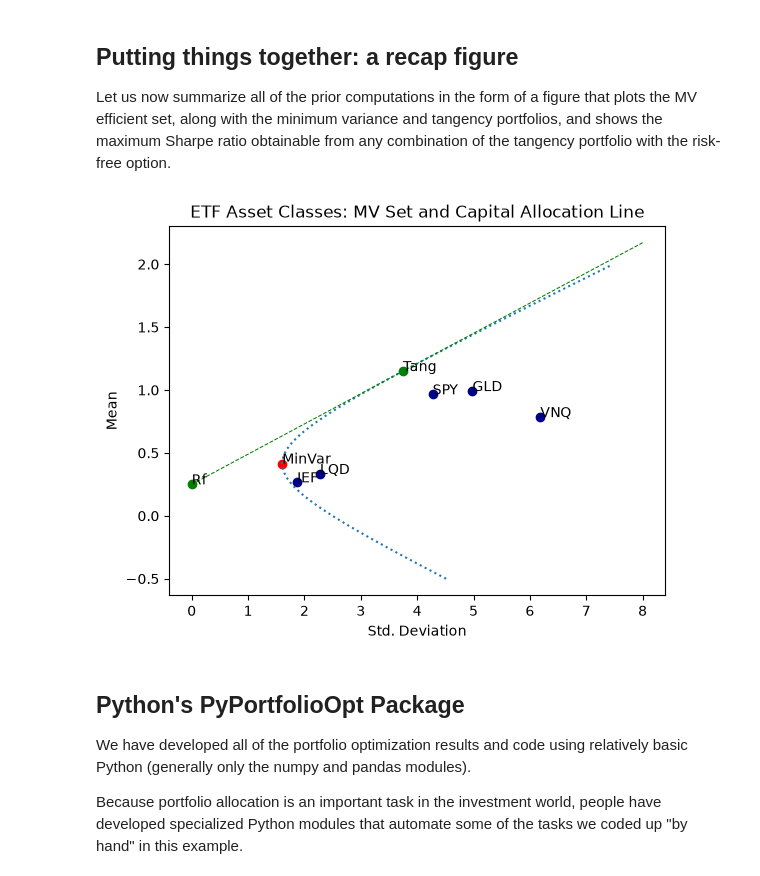
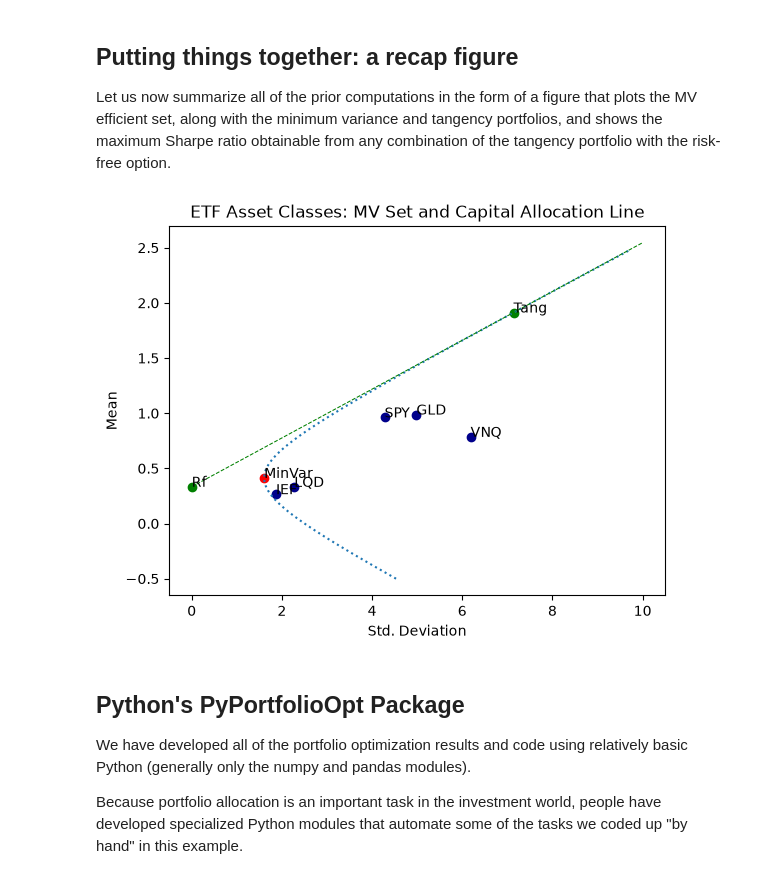
Before and after one commit to bradleypaye/fin4414, a Jupyter notebook: notebooks/MVPortfolio.ipynb, the cells around one changed output. Drawn from its saved outputs; the diff is of its cells as text; code cells hidden in the pictures.

```diff
--- a/notebooks/MVPortfolio.ipynb
+++ b/notebooks/MVPortfolio.ipynb
@@ -496,8 +496,8 @@ $\sigma(R^{\ast}) = \sqrt{\frac{D}{(B-AR_{f})^{2}}}$, where $D = \mu_{e}^{\prime
 
 The Python code that follows determines the tangency portfolio weights for our example with five ETFs.
 # %%
-#Set risk-free rate. The interpretation here is 0.25% per month, which is 3% annually
-Rf = 0.25
+#Set risk-free rate. The interpretation here is roughly 0.33% per month, which is 4% annually
+Rf = 4/12
 
 #compute risk premium estimates for the assets
 mu_e = mean_ret - Rf
@@ -543,35 +545,40 @@ This isn't simply a case of two obviously "twin" assets financing each other, th
 
 Let us now summarize all of the prior computations in the form of a figure that plots the MV efficient set, along with the minimum variance and tangency portfolios, and shows the maximum Sharpe ratio obtainable from any combination of the tangency portfolio with the risk-free option.
 # %%
-#Start by re-plotting the MV set (same code as before)
-plt.plot(sdm, mrange, linestyle = 'dotted')
+#Re-plot the MV set, but first extend the mean range far enough to comfortably include
+#the tangency portfolio (its mean depends on Rf, which wasn't set yet when 'mrange' above was built)
+mrange_ext = np.arange(minm, max(maxm, tangmean*1.3), stepv)
+varm_ext = (A*mrange_ext**2 - 2*B*mrange_ext + C)/Delt
+sdm_ext = np.sqrt(varm_ext)
+
+plt.plot(sdm_ext, mrange_ext, linestyle = 'dotted')
 plt.xlabel("Std. Deviation")
 plt.ylabel("Mean")
 plt.title("ETF Asset Classes: MV Set and Capital Allocation Line")
 plt.scatter(plotdata['SD'],plotdata['Mean'],color="DarkBlue")
 #Add individual asset labels
 #This bit of code adds text labels to the points:
 for i, txt in enumerate(mean_ret.index):
     plt.annotate(txt, (plotdata.iloc[i,0], plotdata.iloc[i,1]))
 #Add Min var portfolio
 plt.scatter(minvarsd,minvarmean,color = "Red")
 plt.annotate("MinVar",(minvarsd,minvarmean))
 #Add Tangency portfolio, Rf, and 'capital allocation line' connecting them
 plt.scatter(tangsd,tangmean,color = "Green")
 plt.annotate("Tang",(tangsd,tangmean))
 #Add Risk-free
 plt.scatter(0,Rf,color="Green")
 plt.annotate("Rf",(0,Rf))
 #Now plot the 'capital-market line' connecting Rf and the tangency portfolio
 #First compute the SR of the Tangency portfolio
 tangsr = (tangmean-Rf)/tangsd
-xmax = max(plotdata['SD'].max(), tangsd) * 1.3
+xmax = max(plotdata['SD'].max(), tangsd, sdm_ext.max()) * 1.1
 yvals = Rf + tangsr*np.arange(0,xmax)
 plt.plot(np.arange(0,xmax),yvals,linestyle='--',color="Green",linewidth=0.75)
 
 plt.show()
 # %% [output]
-[figure, old version]
+[figure, new version]
 # %% [markdown]
 ## Python's PyPortfolioOpt Package
 
```
Also changed, not shown: parts of 10 cells of this notebook, 1 other file.
